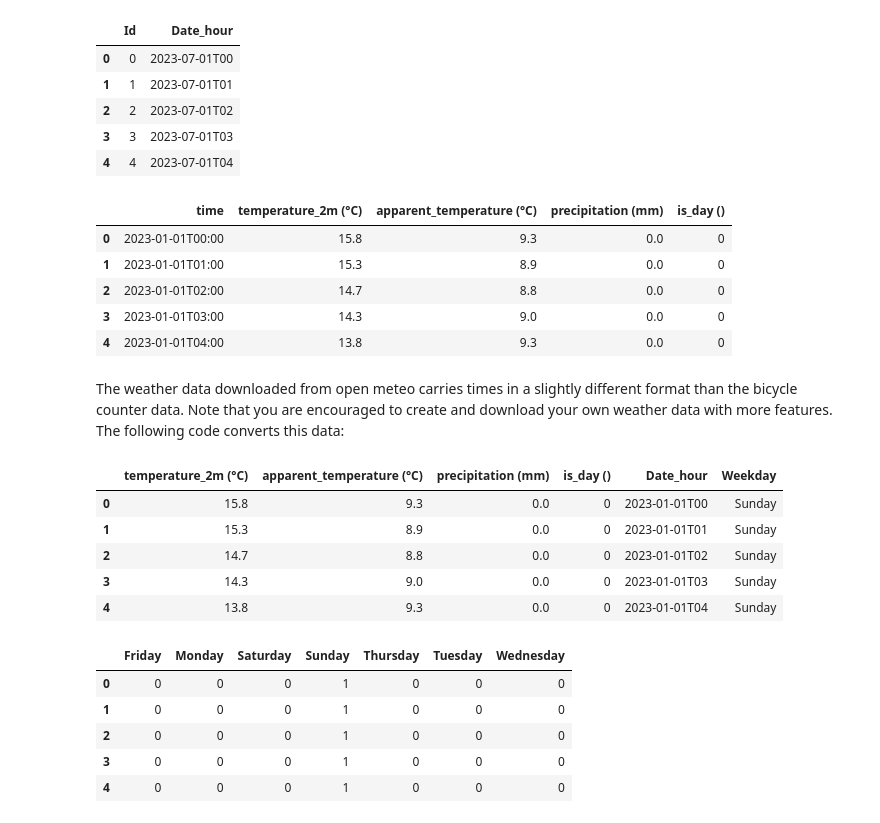
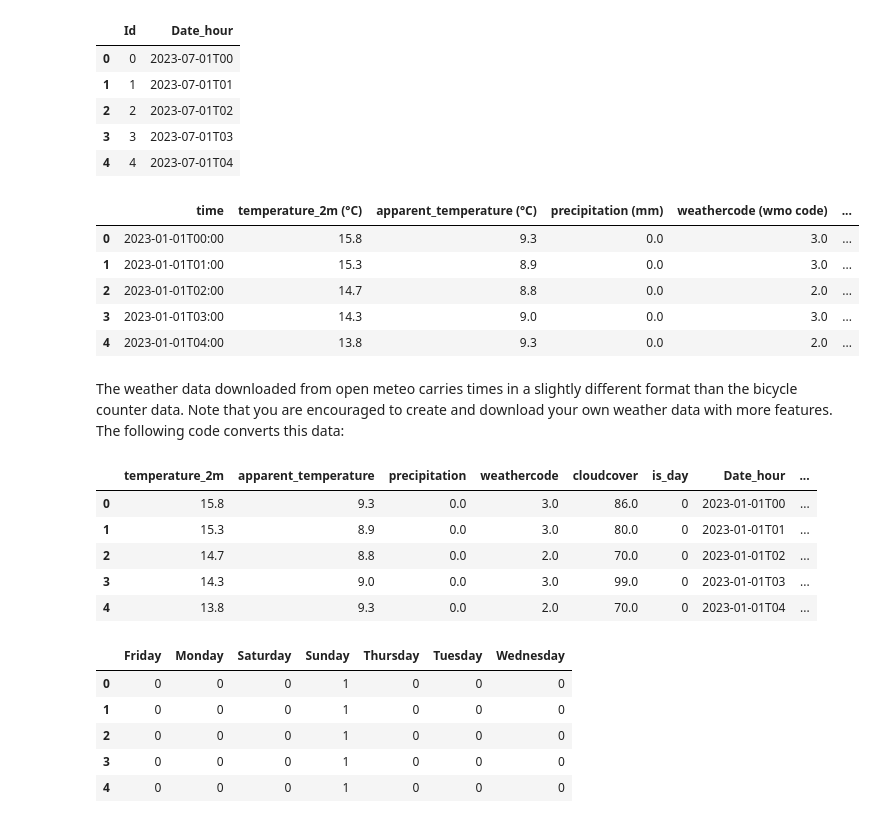
Before and after one commit to Lucmeister55/MLLS_Project1, a Jupyter notebook: project-1-starter-notebook.ipynb, the cells around one changed output. Cells and saved outputs as stored; diff of their text form; code cells hidden in the pictures.

```diff
--- a/project-1-starter-notebook.ipynb
+++ b/project-1-starter-notebook.ipynb
@@ -32,35 +32,44 @@ test_data.head()
 | 4 | 4 | 2023-07-01T04 |
 # %%
 # read in data
-weather_data = pd.read_csv("input/bicycle-counter-prediction/open-meteo-51.10N3.70E13m.csv", skiprows=2)
-weather_data.head()
+weather_rawdata = pd.read_csv("input/bicycle-counter-prediction/open-meteo-51.10N3.70E13m.csv", skiprows=2)
+weather_rawdata.head()
 # %% [output]
-|  | time | temperature_2m (°C) | apparent_temperature (°C) | precipitation (mm) | is_day () |
-| 0 | 2023-01-01T00:00 | 15.8 | 9.3 | 0.0 | 0 |
-| 1 | 2023-01-01T01:00 | 15.3 | 8.9 | 0.0 | 0 |
-| 2 | 2023-01-01T02:00 | 14.7 | 8.8 | 0.0 | 0 |
-| 3 | 2023-01-01T03:00 | 14.3 | 9.0 | 0.0 | 0 |
-| 4 | 2023-01-01T04:00 | 13.8 | 9.3 | 0.0 | 0 |
+|  | time | temperature_2m (°C) | apparent_temperature (°C) | precipitation (mm) | weathercode (wmo code) | ... |
+| 0 | 2023-01-01T00:00 | 15.8 | 9.3 | 0.0 | 3.0 | ... |
+| 1 | 2023-01-01T01:00 | 15.3 | 8.9 | 0.0 | 3.0 | ... |
+| 2 | 2023-01-01T02:00 | 14.7 | 8.8 | 0.0 | 2.0 | ... |
+| 3 | 2023-01-01T03:00 | 14.3 | 9.0 | 0.0 | 3.0 | ... |
+| 4 | 2023-01-01T04:00 | 13.8 | 9.3 | 0.0 | 2.0 | ... |
 # %% [markdown]
 The weather data downloaded from open meteo carries times in a slightly different format than the bicycle counter data.
 Note that you are encouraged to create and download your own weather data with more features.
 The following code converts this data:
 # %%
 import datetime
+import holidays
 
+weather_data = weather_rawdata.copy()
 weather_data["Date_hour"] = weather_data["time"].str.split(':', expand = True)[0]
 weather_data = weather_data.drop("time", axis = 1)
-#weather_data['Date_hour'] = pd.to_datetime(weather_data['Date_hour'])
-weather_data['Weekday'] = pd.to_datetime(weather_data['Date_hour']).dt.strftime('%A')
+date_time = pd.to_datetime(weather_data['Date_hour'])
+weather_data['Weekday'] = date_time.dt.strftime('%A')
+weather_data['Hour'] = date_time.dt.hour
+weather_data['Working_hours'] = ((date_time.dt.hour >= 8) & (date_time.dt.hour <= 17)).astype(int)
+weather_data['Weekend'] = weather_data['Weekday'].isin(["Saturday", "Sunday"])
+belgian_holidays = holidays.Belgium(years=2023)
+weather_data['Holiday'] = date_time.dt.date.isin(belgian_holidays)
+
+weather_data.columns = weather_data.columns.str.split(' ').str[0]
 
 weather_data.head()
 # %% [output]
-|  | temperature_2m (°C) | apparent_temperature (°C) | precipitation (mm) | is_day () | Date_hour | Weekday |
-| 0 | 15.8 | 9.3 | 0.0 | 0 | 2023-01-01T00 | Sunday |
-| 1 | 15.3 | 8.9 | 0.0 | 0 | 2023-01-01T01 | Sunday |
-| 2 | 14.7 | 8.8 | 0.0 | 0 | 2023-01-01T02 | Sunday |
-| 3 | 14.3 | 9.0 | 0.0 | 0 | 2023-01-01T03 | Sunday |
-| 4 | 13.8 | 9.3 | 0.0 | 0 | 2023-01-01T04 | Sunday |
+|  | temperature_2m | apparent_temperature | precipitation | weathercode | cloudcover | is_day | Date_hour | ... |
+| 0 | 15.8 | 9.3 | 0.0 | 3.0 | 86.0 | 0 | 2023-01-01T00 | ... |
+| 1 | 15.3 | 8.9 | 0.0 | 3.0 | 80.0 | 0 | 2023-01-01T01 | ... |
+| 2 | 14.7 | 8.8 | 0.0 | 2.0 | 70.0 | 0 | 2023-01-01T02 | ... |
+| 3 | 14.3 | 9.0 | 0.0 | 3.0 | 99.0 | 0 | 2023-01-01T03 | ... |
+| 4 | 13.8 | 9.3 | 0.0 | 2.0 | 70.0 | 0 | 2023-01-01T04 | ... |
 # %%
 dummies = pd.get_dummies(weather_data.Weekday)
 dummies.head()
```
Also changed, not shown: parts of 17 cells of this notebook, 6 other files.
